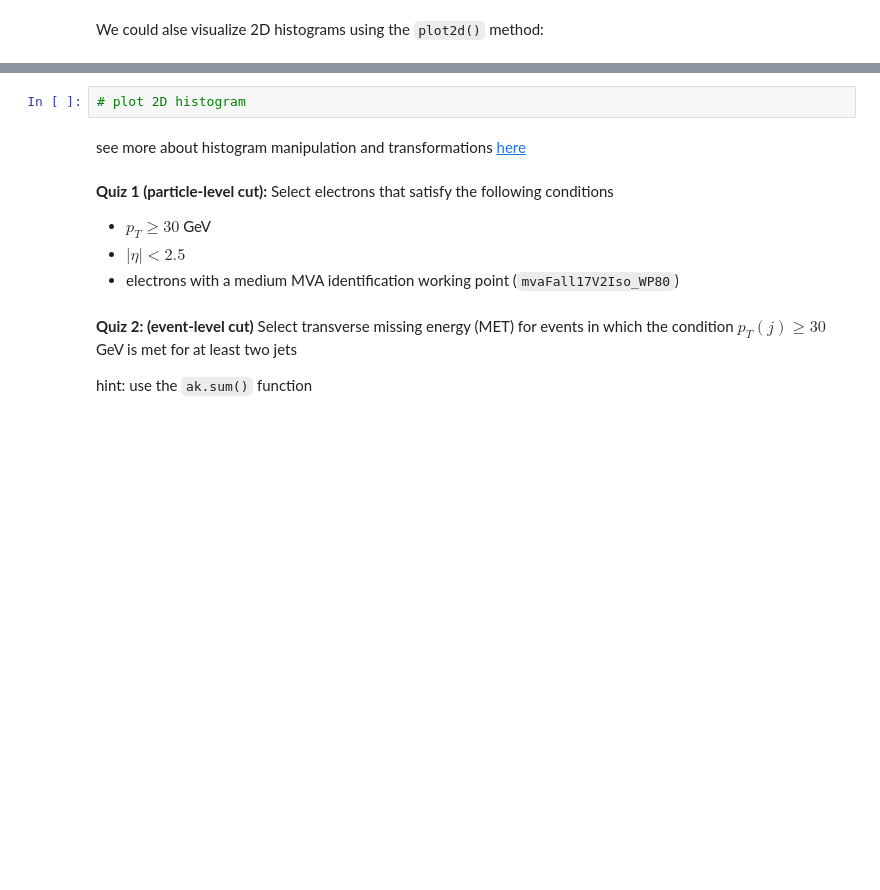
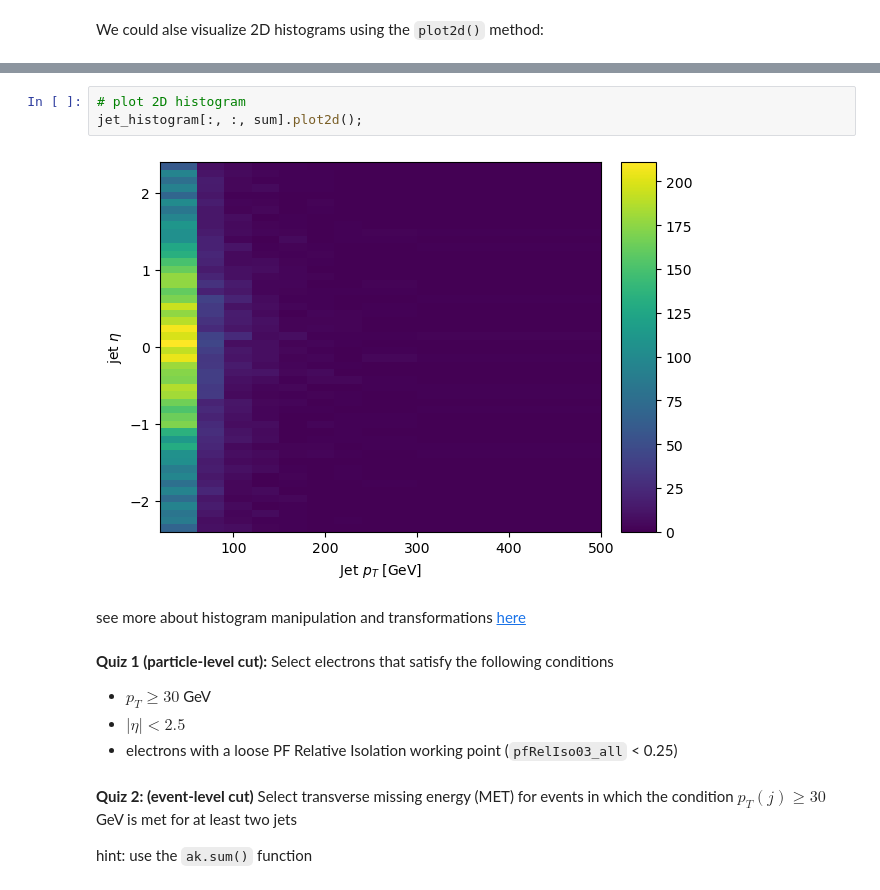
Before and after one commit to deoache/skhep_tutorial, a Jupyter notebook: 1_tutorial.ipynb, the cells around one changed output, grey strips where cells are left out. Drawn from its saved outputs; the diff is of its cells as text; blank space fills up the shorter version.

```diff
--- a/1_tutorial.ipynb
+++ b/1_tutorial.ipynb
@@ -192,5 +355,8 @@ We could alse visualize 2D histograms using the `plot2d()` method:
 # %%
 # plot 2D histogram
+jet_histogram[:, :, sum].plot2d();
+# %% [output]
+[figure, added]
 # %% [markdown]
 see more about histogram manipulation and transformations [here](https://github.com/CoffeaTeam/coffea/discussions/705)
 # %% [markdown]
@@ -198,7 +364,7 @@ see more about histogram manipulation and transformations [here](https://github.
 
 * $p_T \geq 30$ GeV
 * $|\eta| < 2.5$
-* electrons with a medium MVA identification working point (`mvaFall17V2Iso_WP80`)
+* electrons with a loose PF Relative Isolation working point (`pfRelIso03_all` < 0.25)
 # %% [markdown]
 **Quiz 2: (event-level cut)** Select transverse missing energy (MET) for events in which the condition $p_T(j) \geq 30$ GeV is met for at least two jets
 
```
Also changed, not shown: parts of 29 cells of this notebook.
